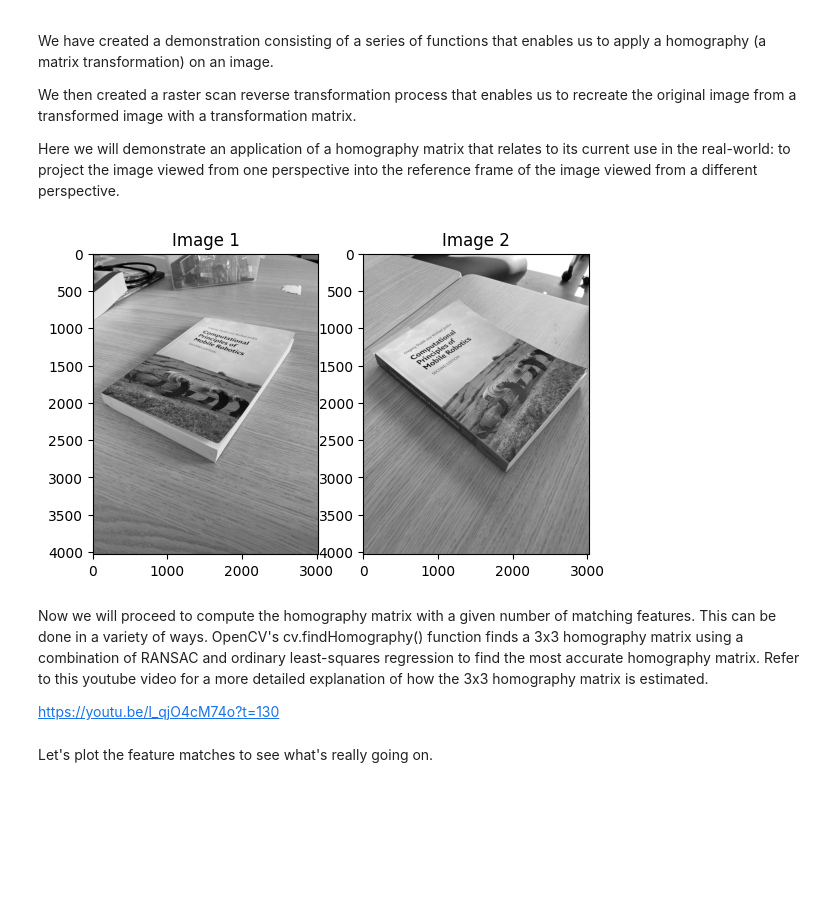
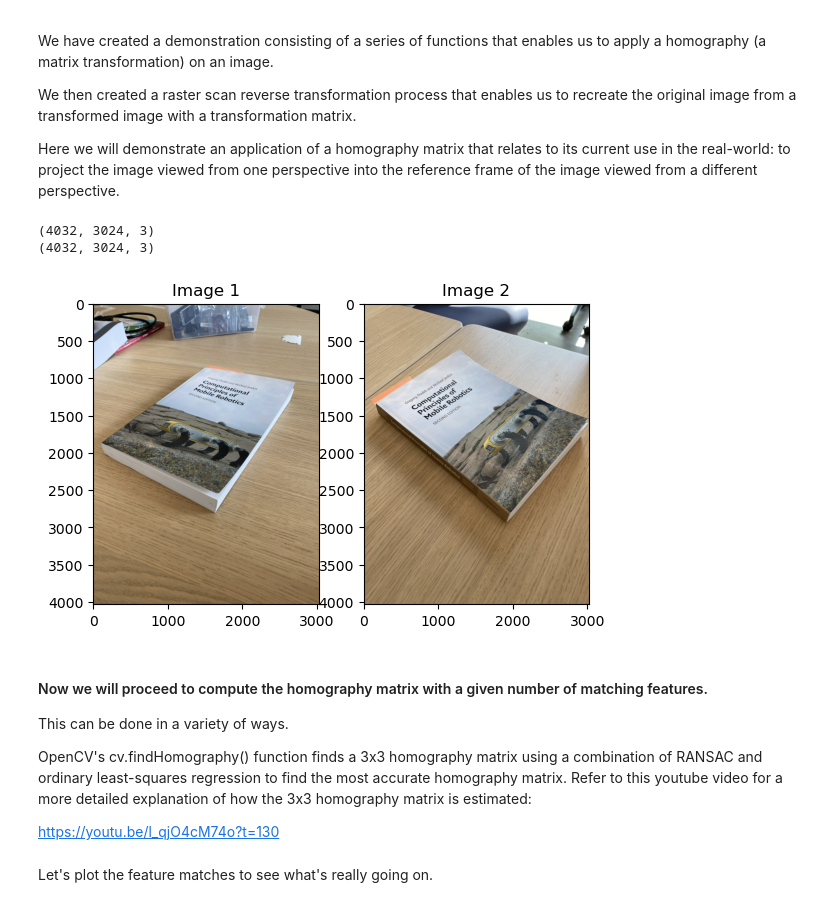
Before and after one commit to JoshuaG-K/transformation-visualization-tool, a Jupyter notebook: transformations.ipynb, the cells around one changed output. Drawn from its saved outputs; the diff is of its cells as text; code cells hidden in the pictures; blank space fills up the shorter version.

Commit message:
Changed documentation for better accuracy of explanations.

```diff
--- a/transformations.ipynb
+++ b/transformations.ipynb
@@ -894,42 +874,65 @@ We then created a raster scan reverse transformation process that enables us to
 
 Here we will demonstrate an application of a homography matrix that relates to its current use in the real-world: to project the image viewed from one perspective into the reference frame of the image viewed from a different perspective.
 # %%
-import numpy as np
-import cv2 as cv
-from matplotlib import pyplot as plt
 MIN_MATCH_COUNT = 10
 
-img1 = cv.imread('images/book1.JPG', cv.IMREAD_GRAYSCALE) # read image from perspective 1
-img2 = cv.imread('images/book2.JPG', cv.IMREAD_GRAYSCALE) # read image from perspective 2
-fig, axes = plt.subplots(1, 2)
+# Read the image from Perspective 1
+img1 = cv2.imread('images/book1.JPG')
+
+# Read the image from Perspective 2
+img2 = cv2.imread('images/book2.JPG')
 
 # Plot the two images side-by-side
+fig, axes = plt.subplots(1, 2)
 axes[0].imshow(cv2.cvtColor(img1, cv2.COLOR_BGR2RGB))
 axes[0].set_title('Image 1')
 axes[1].imshow(cv2.cvtColor(img2, cv2.COLOR_BGR2RGB))
 axes[1].set_title('Image 2')
 plt.show()
 
-# Initiate SIFT detector (this is a keypoint-detection method thats implication goes beyond
-# the scope of this notebook.)
-sift = cv.SIFT_create()
+# Initiate SIFT detector
+# This is a keypoint-detection method that is further described in Prof. Wloka's panorama_stitching notebook!
+sift = cv2.SIFT_create()
+
 # Identify the keypoints (noteable features) between both images
-kp1, des1 = sift.detectAndCompute(img1,None)
-kp2, des2 = sift.detectAndCompute(img2,None)
+kp1, des1 = sift.detectAndCompute(img1, None)
+kp2, des2 = sift.detectAndCompute(img2, None)
+
+
+# Apply the FLANN algorithm to match keypoint descriptors
+# Details of this algorithm are beyond the scope of this notebook, and only intended to help you
+# visualize that the homographies are in effect (seeing images from the perspective of a different image)
+
+# Indicate algorithm type for the FLANN-based matcher
 FLANN_INDEX_KDTREE = 1
+
+# Defines how many k-decision trees we will be using in our matcher
 index_params = dict(algorithm = FLANN_INDEX_KDTREE, trees = 5)
+
+# Specifies the number of times we will perform a consistency check
 search_params = dict(checks = 50)
-flann = cv.FlannBasedMatcher(index_params, search_params)
-matches = flann.knnMatch(des1,des2,k=2) # Apply KNN algorithm to find possible matching features
-# Store all the good matches as per Lowe's ratio test.
-good = []
-for m,n in matches:
-    if m.distance < 0.6*n.distance:
-        good.append(m)
+
+# Create our keypoint matcher
+flann = cv2.FlannBasedMatcher(index_params, search_params)
+
+# Apply KNN algorithm to find possible matching features
+matches = flann.knnMatch(des1,des2,k=2)
+
+# Store all the good matches as per Lowe's ratio test
+good_matches = []
+for m, n in matches:
+    if m.distance < 0.6 * n.distance:
+        good_matches.append(m)
 # %% [output]
+(4032, 3024, 3)
+(4032, 3024, 3)
-[figure, old version]
+[figure, new version]
 # %% [markdown]
-Now we will proceed to compute the homography matrix with a given number of matching features. This can be done in a variety of ways. OpenCV's cv.findHomography() function finds a 3x3 homography matrix using a combination of RANSAC and ordinary least-squares regression to find the most accurate homography matrix. Refer to this youtube video for a more detailed explanation of how the 3x3 homography matrix is estimated.
+#### Now we will proceed to compute the homography matrix with a given number of matching features.
+
+This can be done in a variety of ways.
+
+OpenCV's cv.findHomography() function finds a 3x3 homography matrix using a combination of RANSAC and ordinary least-squares regression to find the most accurate homography matrix. Refer to this youtube video for a more detailed explanation of how the 3x3 homography matrix is estimated:
 
 https://youtu.be/l_qjO4cM74o?t=130
 # %%
```
Also changed, not shown: parts of 26 cells of this notebook, 1 other file.
